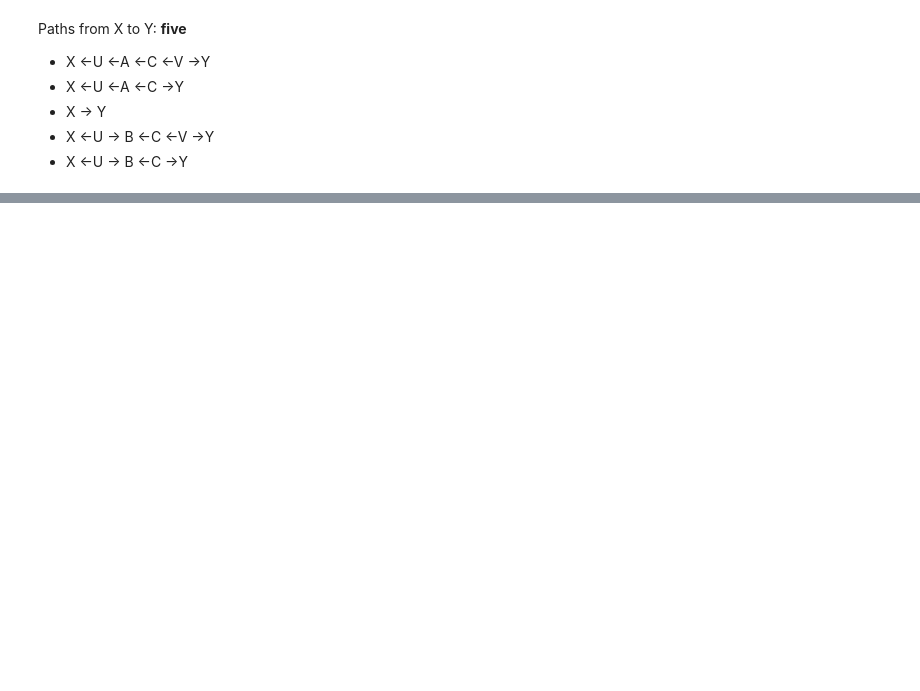
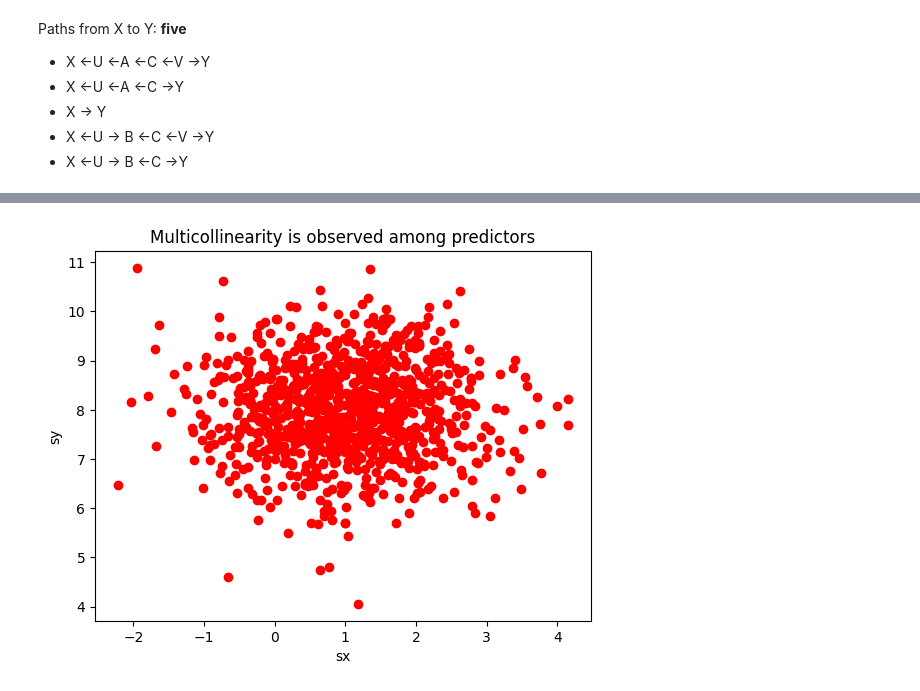
Before and after one commit to CarJung/statisitcal-rethinking, a Jupyter notebook: Rethinking_2/End_of_chapter_problems/chapter_6 answears.ipynb, the cells around one changed output, grey strips where cells are left out. Saved outputs shown, nothing was run; the diff lists cells and outputs as text; code cells hidden in the pictures; blank space fills up the shorter version.

```diff
--- a/Rethinking_2/End_of_chapter_problems/chapter_6 answears.ipynb
+++ b/Rethinking_2/End_of_chapter_problems/chapter_6 answears.ipynb
@@ -99,0 +111,4 @@ Paths from X to Y:
+# %%
+x = np.random.normal(1, size= 1000)
+z = np.random.normal(2*x, size = 1000)
+y = np.random.normal(8, size= 1000)
@@ -99,0 +141,10 @@ Paths from X to Y:
+# %%
+import matplotlib.pyplot as plt
+
+fig, ax = plt.subplots(1, 1)
+ax.scatter(x, y, c="r")
+ax.set_xlabel("sx")
+ax.set_ylabel("sy")
+ax.set_title("Multicollinearity is observed among predictors");
+# %% [output]
+[figure, added]
```
Also changed, not shown: parts of 47 cells of this notebook, 3 other files.
